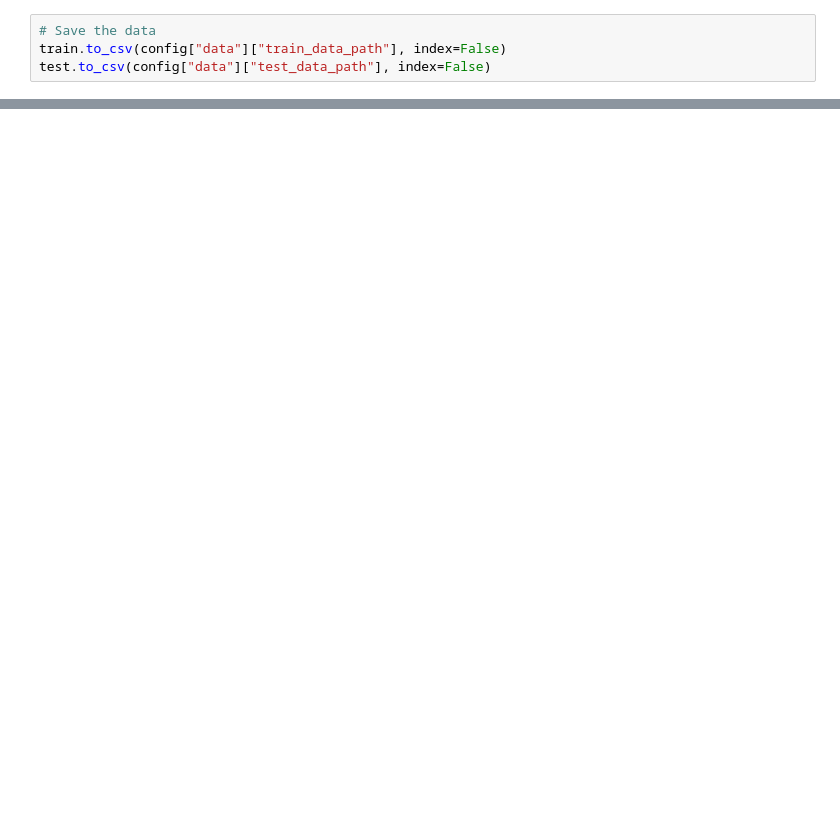
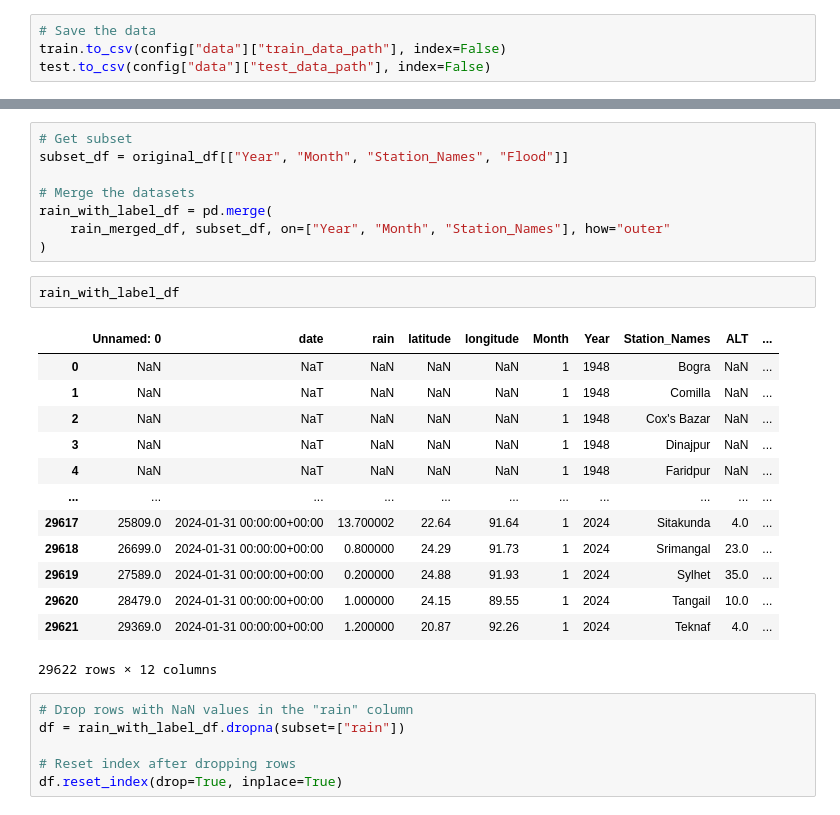
Before and after one commit to KimaniKibuthu/flood-prediction, a Jupyter notebook: notebooks/03_feature_engineering.ipynb, the cells around one changed output, grey strips where cells are left out. Saved outputs shown, nothing was run; the diff lists cells and outputs as text; blank space fills up the shorter version.

```diff
--- a/notebooks/03_feature_engineering.ipynb
+++ b/notebooks/03_feature_engineering.ipynb
@@ -264,0 +398,30 @@ test.to_csv(config["data"]["test_data_path"], index=False)
+# %%
+# Get subset
+subset_df = original_df[["Year", "Month", "Station_Names", "Flood"]]
+
+# Merge the datasets
+rain_with_label_df = pd.merge(
+    rain_merged_df, subset_df, on=["Year", "Month", "Station_Names"], how="outer"
+)
+# %%
+rain_with_label_df
+# %% [output]
+|  | Unnamed: 0 | date | rain | latitude | longitude | Month | Year | Station_Names | ALT | ... |
+| 0 | NaN | NaT | NaN | NaN | NaN | 1 | 1948 | Bogra | NaN | ... |
+| 1 | NaN | NaT | NaN | NaN | NaN | 1 | 1948 | Comilla | NaN | ... |
+| 2 | NaN | NaT | NaN | NaN | NaN | 1 | 1948 | Cox's Bazar | NaN | ... |
+| 3 | NaN | NaT | NaN | NaN | NaN | 1 | 1948 | Dinajpur | NaN | ... |
+| 4 | NaN | NaT | NaN | NaN | NaN | 1 | 1948 | Faridpur | NaN | ... |
+| ... | ... | ... | ... | ... | ... | ... | ... | ... | ... | ... |
+| 29617 | 25809.0 | 2024-01-31 00:00:00+00:00 | 13.700002 | 22.64 | 91.64 | 1 | 2024 | Sitakunda | 4.0 | ... |
+| 29618 | 26699.0 | 2024-01-31 00:00:00+00:00 | 0.800000 | 24.29 | 91.73 | 1 | 2024 | Srimangal | 23.0 | ... |
+| 29619 | 27589.0 | 2024-01-31 00:00:00+00:00 | 0.200000 | 24.88 | 91.93 | 1 | 2024 | Sylhet | 35.0 | ... |
+| 29620 | 28479.0 | 2024-01-31 00:00:00+00:00 | 1.000000 | 24.15 | 89.55 | 1 | 2024 | Tangail | 10.0 | ... |
+| 29621 | 29369.0 | 2024-01-31 00:00:00+00:00 | 1.200000 | 20.87 | 92.26 | 1 | 2024 | Teknaf | 4.0 | ... |
+29622 rows × 12 columns
+# %%
+# Drop rows with NaN values in the "rain" column
+df = rain_with_label_df.dropna(subset=["rain"])
+
+# Reset index after dropping rows
+df.reset_index(drop=True, inplace=True)
```
Also changed, not shown: parts of 41 cells of this notebook, 9 other files.
